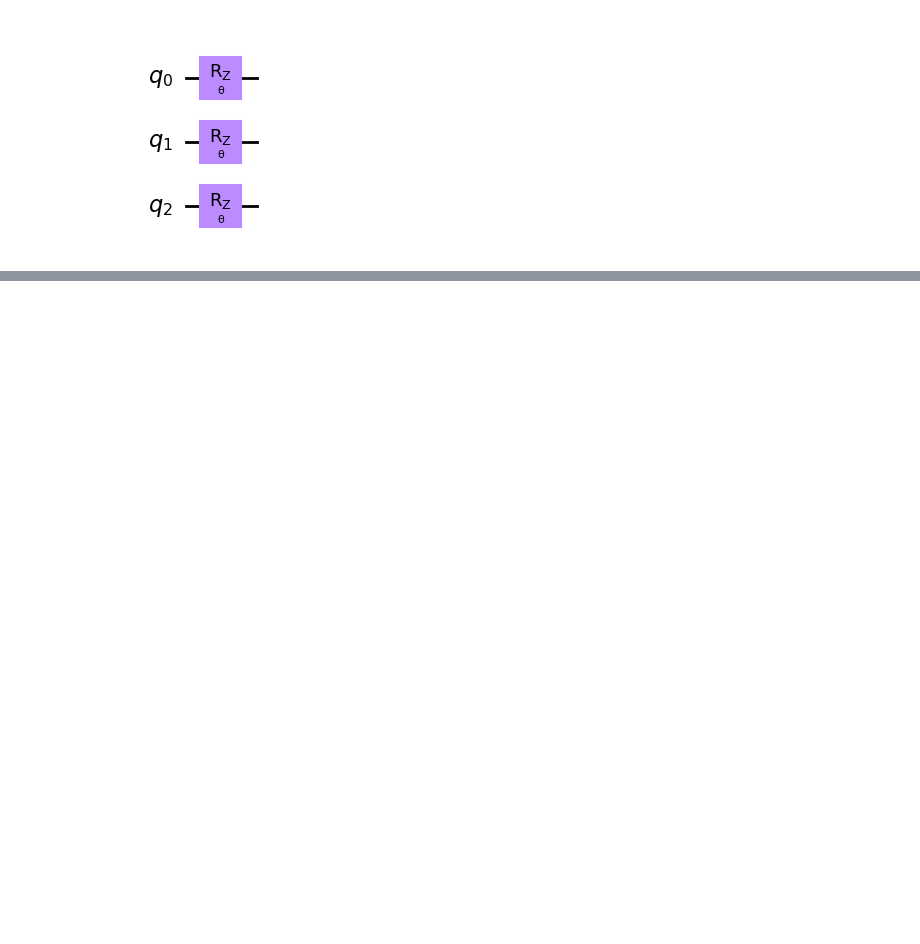
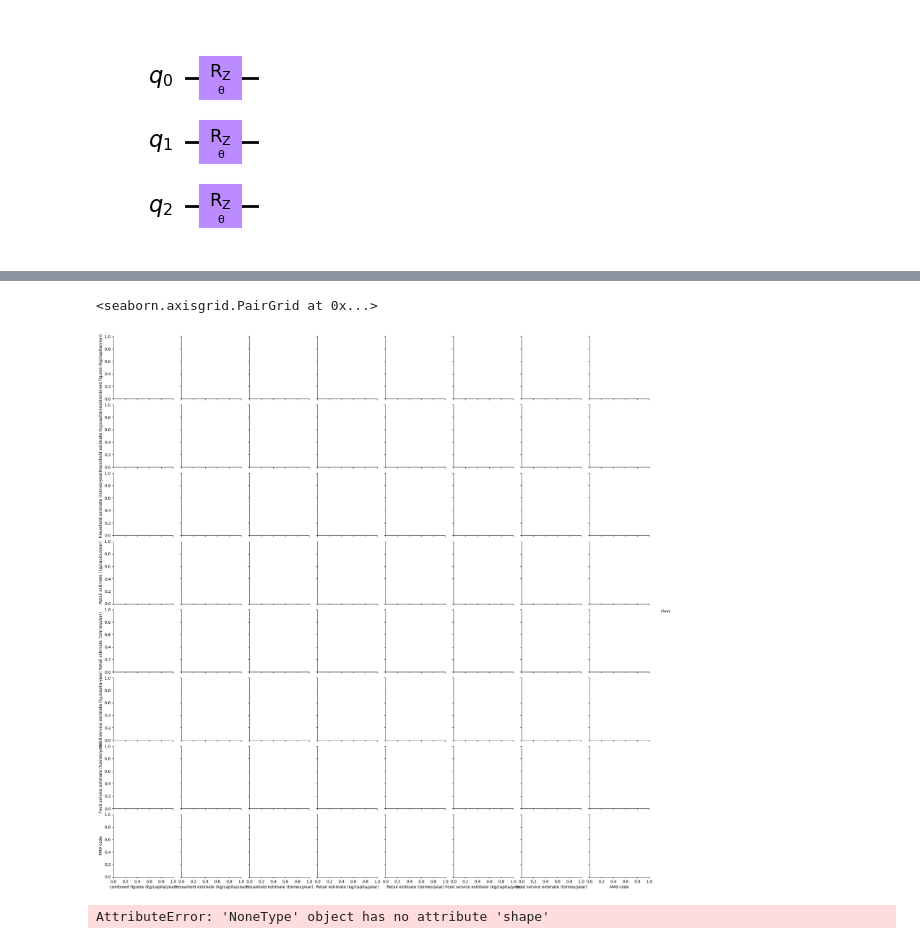
Before and after one commit to alikhan37544/Quadrivium-repo-Quantathon, a Jupyter notebook: Quantum Model/Quantum_model.ipynb, the cells around one changed output, grey strips where cells are left out. Cells and saved outputs as stored; diff of their text form; code cells hidden in the pictures; blank space fills up the shorter version.

```diff
--- a/Quantum Model/Quantum_model.ipynb
+++ b/Quantum Model/Quantum_model.ipynb
@@ -47,0 +85,8 @@ qc.draw(output='mpl')
+# %%
+df.drop('Source', axis=1, inplace=True)
+# %%
+df.drop('Region', axis=1, inplace=True)
+# %%
+df.drop('Confidence in estimate', axis=1, inplace=True)
+# %%
+df.drop('Country', axis=1, inplace=True)
@@ -47,0 +106,14 @@ qc.draw(output='mpl')
+# %%
+import pandas as pd
+import seaborn as sns
+
+df["class"] = pd.Series(labels)
+
+sns.pairplot(df, hue="class", palette="tab10")
+# %% [output]
+<seaborn.axisgrid.PairGrid at 0x...>
+[figure, added]
+# %%
+print(x.shape)
+# %% [output]
+AttributeError: 'NoneType' object has no attribute 'shape'
```
Also changed, not shown: parts of 7 cells of this notebook, 3 other files.
